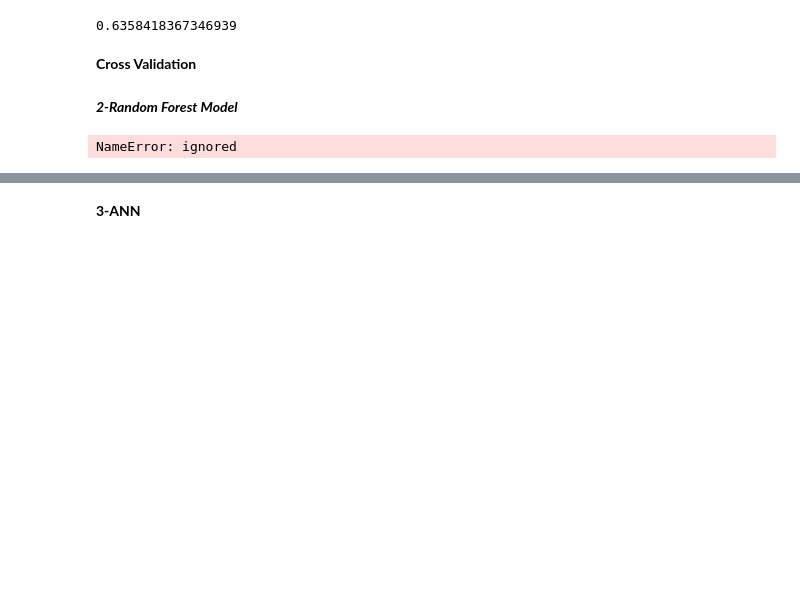
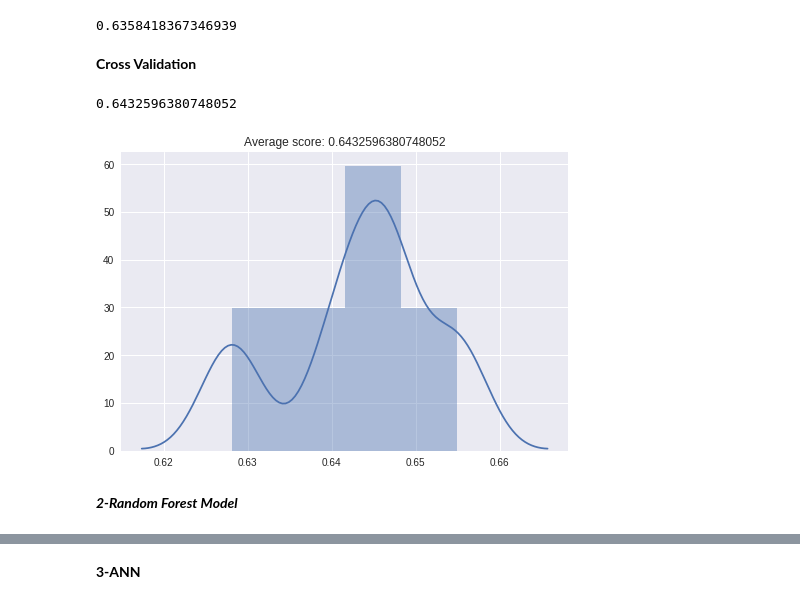
Before and after one commit to singhajeet13/hello-world, a Jupyter notebook: IndegeneAssignment.ipynb, the cells around one changed output, grey strips where cells are left out. Drawn from its saved outputs; the diff is of its cells as text; code cells hidden in the pictures; blank space fills up the shorter version.

```diff
--- a/IndegeneAssignment.ipynb
+++ b/IndegeneAssignment.ipynb
@@ -198,8 +195,17 @@ print(metrics.accuracy_score(y_validation, y_pred_NB))
 # %% [markdown]
 **Cross Validation**
 # %%
-# from sklearn.model_selection import cross_val_score
-# accuracies = cross_val_score(estimator = classifier_NB, X = X_train, y = y_train, cv = 8,n_jobs = -1)
+from sklearn.model_selection import cross_val_score
+accuracies_NB = cross_val_score(estimator = classifier_NB, X = X_train, y = y_train, cv = 5)
+accuracies_NB.mean()
+# %% [output]
+0.6432596380748052
+# %%
+sb.distplot(accuracies_NB)
+plt.title('Average score: {}'.format(np.mean(accuracies_NB)))
+plt.show()
+# %% [output]
+[figure, added]
 # %% [markdown]
 ***2-Random Forest Model***
 # %%
@@ -211,9 +217,7 @@ classifier_RF = RandomForestClassifier(n_estimators = 100)
 classifier_RF.fit(X_train, y_train)
 
 # Predicting the Test set results
-y_pred_RF = classifier.predict(X_validation)
+y_pred_RF = classifier_RF.predict(X_validation)
-# %% [output]
-NameError: ignored
 # %%
 # Predicting the Test set results
 y_pred_RF = classifier_RF.predict(X_validation)
```
Also changed, not shown: parts of 16 cells of this notebook.
